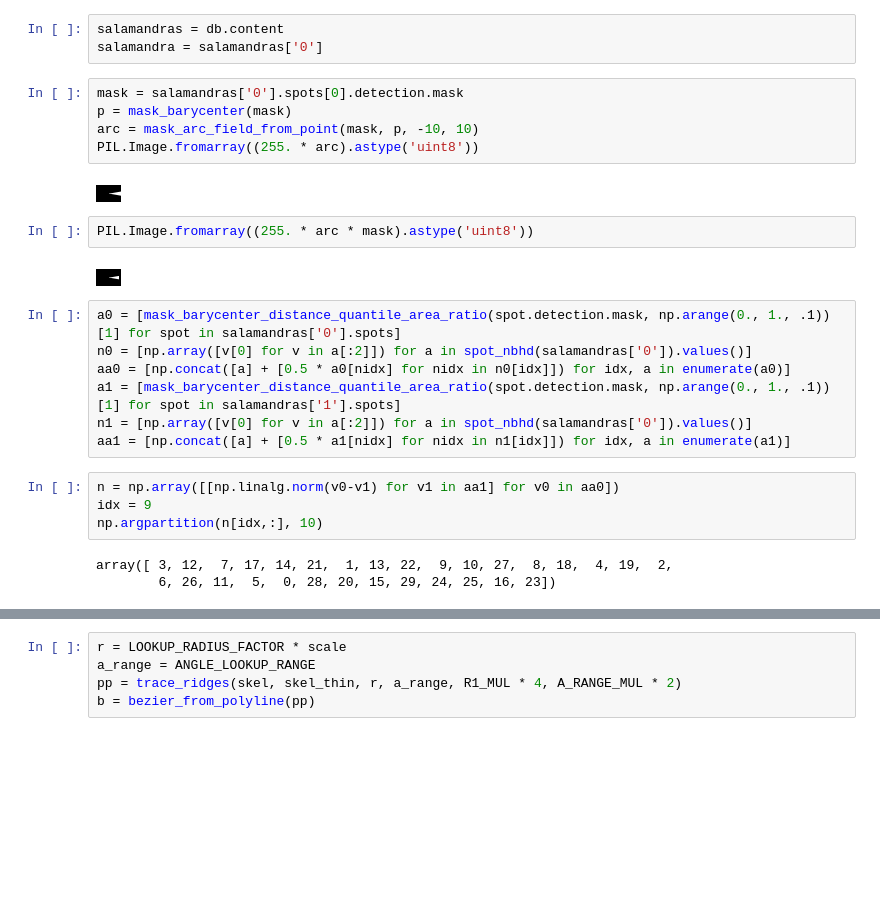
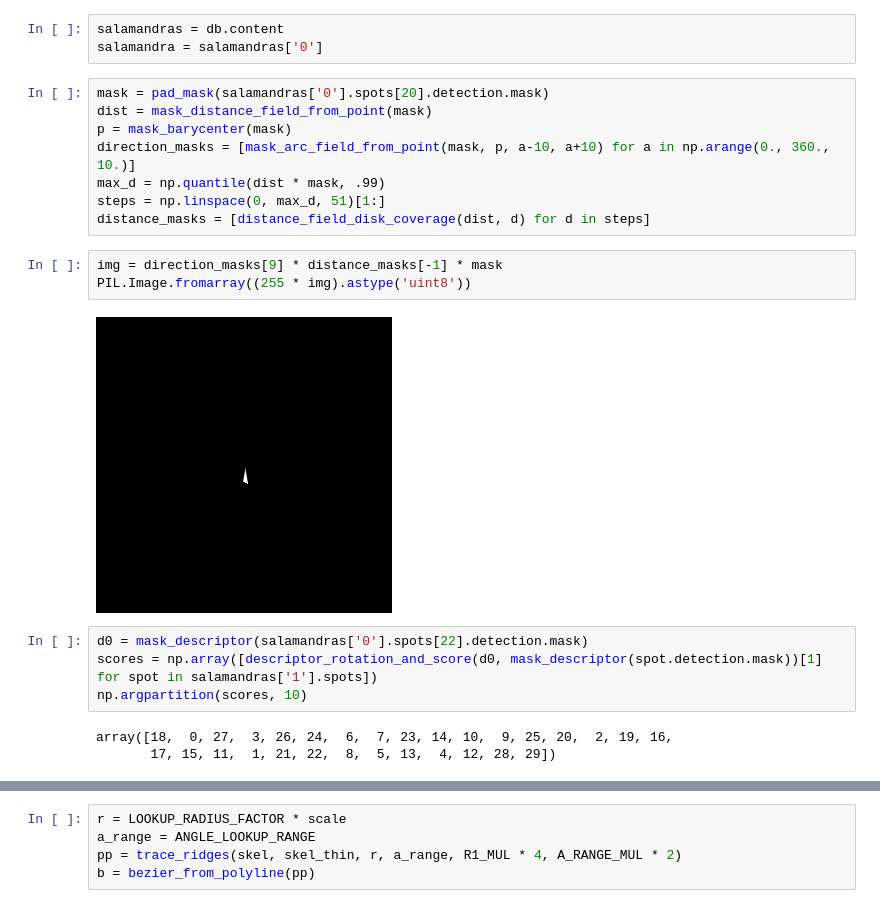
Before and after one commit to pavelkov/slmndr, a Jupyter notebook: notebooks/nbhd.ipynb, the cells around one changed output, grey strips where cells are left out. Saved outputs shown, nothing was run; the diff lists cells and outputs as text; blank space fills up the shorter version.

Commit message:
mask_descriptor

```diff
--- a/notebooks/nbhd.ipynb
+++ b/notebooks/nbhd.ipynb
@@ -22,28 +23,23 @@ db = SalamandraDB(load_images=True)
 # %%
 salamandras = db.content
 salamandra = salamandras['0']
-# %%
-mask = salamandras['0'].spots[0].detection.mask
-p = mask_barycenter(mask)
-arc = mask_arc_field_from_point(mask, p, -10, 10)
-PIL.Image.fromarray((255. * arc).astype('uint8'))
-# %% [output]
-[figure, removed]
+# %%
+mask = pad_mask(salamandras['0'].spots[20].detection.mask)
+dist = mask_distance_field_from_point(mask)
+p = mask_barycenter(mask)
+direction_masks = [mask_arc_field_from_point(mask, p, a-10, a+10) for a in np.arange(0., 360., 10.)]
+max_d = np.quantile(dist * mask, .99)
+steps = np.linspace(0, max_d, 51)[1:]
+distance_masks = [distance_field_disk_coverage(dist, d) for d in steps]
+# %%
+img = direction_masks[9] * distance_masks[-1] * mask
+PIL.Image.fromarray((255 * img).astype('uint8'))
+# %% [output]
+[figure, added]
 # %%
-PIL.Image.fromarray((255. * arc * mask).astype('uint8'))
+d0 = mask_descriptor(salamandras['0'].spots[22].detection.mask)
+scores = np.array([descriptor_rotation_and_score(d0, mask_descriptor(spot.detection.mask))[1] for spot in salamandras['1'].spots])
+np.argpartition(scores, 10)
 # %% [output]
-[figure, removed]
+array([18,  0, 27,  3, 26, 24,  6,  7, 23, 14, 10,  9, 25, 20,  2, 19, 16,
+       17, 15, 11,  1, 21, 22,  8,  5, 13,  4, 12, 28, 29])
-# %%
-a0 = [mask_barycenter_distance_quantile_area_ratio(spot.detection.mask, np.arange(0., 1., .1))[1] for spot in salamandras['0'].spots]
-n0 = [np.array([v[0] for v in a[:2]]) for a in spot_nbhd(salamandras['0']).values()]
-aa0 = [np.concat([a] + [0.5 * a0[nidx] for nidx in n0[idx]]) for idx, a in enumerate(a0)]
-a1 = [mask_barycenter_distance_quantile_area_ratio(spot.detection.mask, np.arange(0., 1., .1))[1] for spot in salamandras['1'].spots]
-n1 = [np.array([v[0] for v in a[:2]]) for a in spot_nbhd(salamandras['0']).values()]
-aa1 = [np.concat([a] + [0.5 * a1[nidx] for nidx in n1[idx]]) for idx, a in enumerate(a1)]
-# %%
-n = np.array([[np.linalg.norm(v0-v1) for v1 in aa1] for v0 in aa0])
-idx = 9
-np.argpartition(n[idx,:], 10)
-# %% [output]
-array([ 3, 12,  7, 17, 14, 21,  1, 13, 22,  9, 10, 27,  8, 18,  4, 19,  2,
-        6, 26, 11,  5,  0, 28, 20, 15, 29, 24, 25, 16, 23])
```
Also changed, not shown: parts of 4 cells of this notebook, 1 other file.
